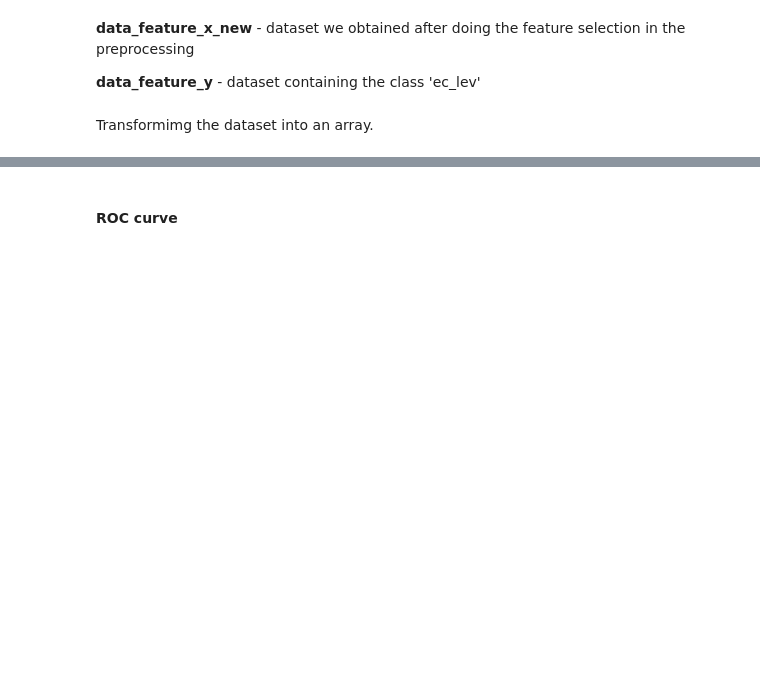
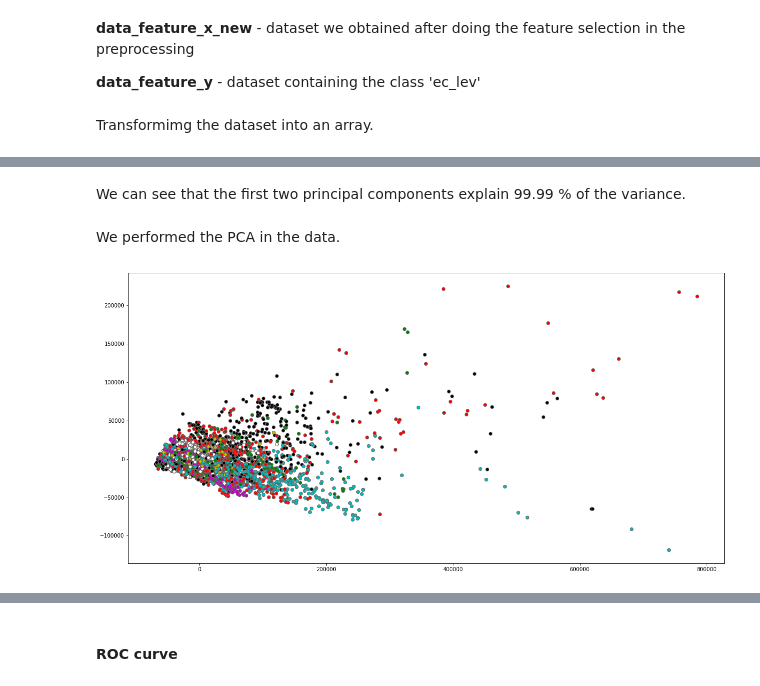
Before and after one commit to Catarina777/Enzymes-classification, a Jupyter notebook: scripts/machine_learning.ipynb, the cells around one changed output, grey strips where cells are left out. Saved outputs shown, nothing was run; the diff lists cells and outputs as text; code cells hidden in the pictures; blank space fills up the shorter version.

```diff
--- a/scripts/machine_learning.ipynb
+++ b/scripts/machine_learning.ipynb
@@ -53,0 +53,15 @@ For these models we used 9382 inputs for training and 4022 inputs for the testin
+# %%
+color_dic = {
+    1:"g",
+    3:"r",
+    4:"c",
+    5:"m",
+    6:"y",
+    7:"k",
+    8:"w"
+}
+
+color_list = []
+
+for classe in y_train:
+    color_list += color_dic[classe]
@@ -53,0 +91,15 @@ For these models we used 9382 inputs for training and 4022 inputs for the testin
+# %% [markdown]
+We can see that the first two principal components explain 99.99 % of the variance.
+# %% [markdown]
+We performed the PCA in the data.
+# %%
+colors = np.array(color_list)
+principalComponents = PCA().fit_transform(X_train)
+xs = principalComponents[:,0]
+ys = principalComponents[:,1]
+
+fig, axe = plt.subplots(figsize=(20,10))
+
+for j in range(len(xs)): axe.plot(xs[j], ys[j], marker = "o", color = colors[j], markeredgecolor = "dimgrey")
+# %% [output]
+[figure, added]
```
Also changed, not shown: parts of 125 cells of this notebook.
